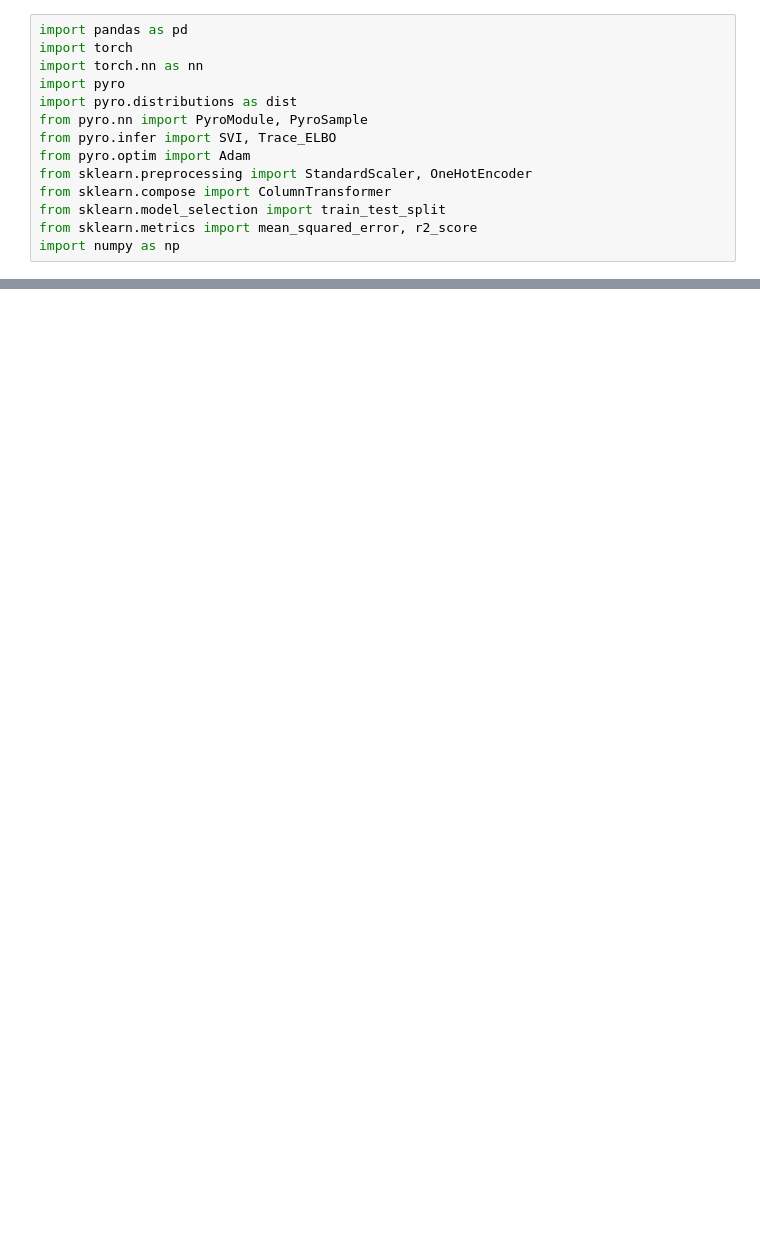
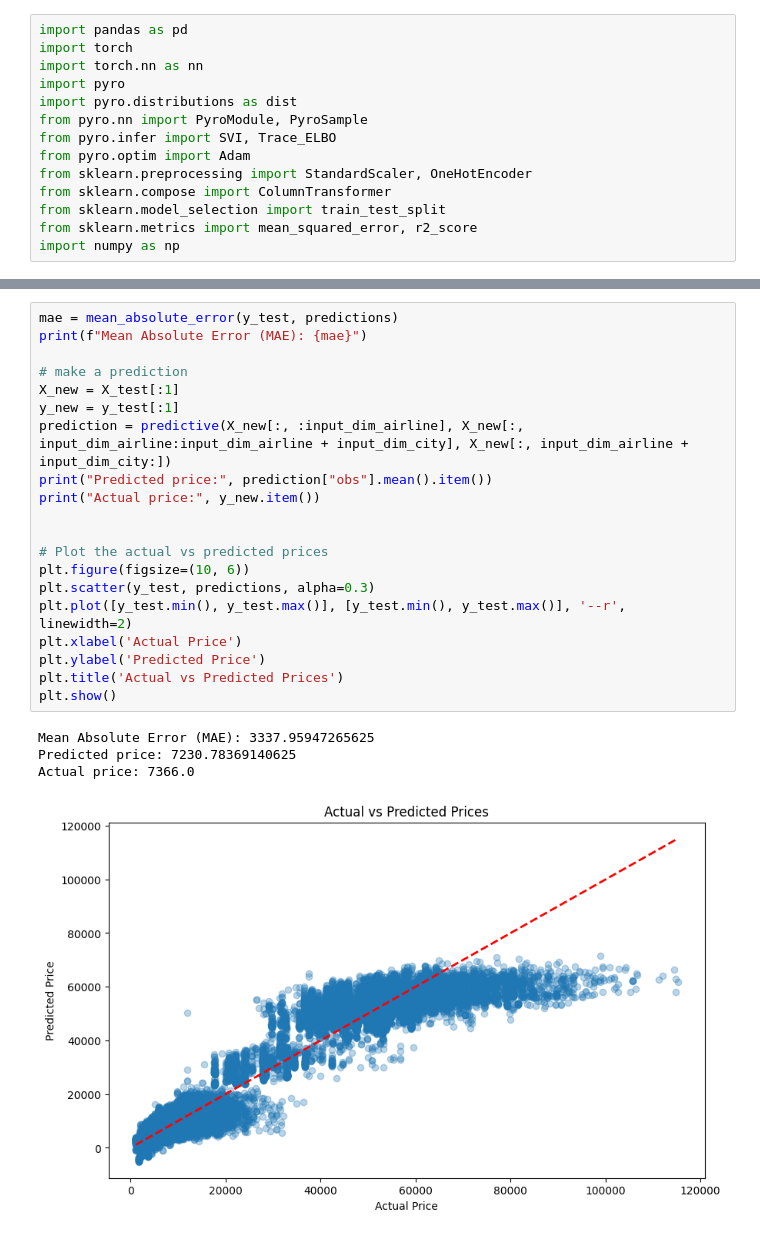
Before and after one commit to chensy618/model-based-machine-learning, a Jupyter notebook: notebook/flight-price-predicition.ipynb, the cells around one changed output, grey strips where cells are left out. Saved outputs shown, nothing was run; the diff lists cells and outputs as text; blank space fills up the shorter version.

Commit message:
add markdowns and prediction, update the notebook

```diff
--- a/notebook/flight-price-predicition.ipynb
+++ b/notebook/flight-price-predicition.ipynb
@@ -1417,0 +1724,25 @@ Iteration: 60 / 100 [ 60%]  (Sampling)
+# %%
+mae = mean_absolute_error(y_test, predictions)
+print(f"Mean Absolute Error (MAE): {mae}")
+
+# make a prediction
+X_new = X_test[:1]
+y_new = y_test[:1]
+prediction = predictive(X_new[:, :input_dim_airline], X_new[:, input_dim_airline:input_dim_airline + input_dim_city], X_new[:, input_dim_airline + input_dim_city:])
+print("Predicted price:", prediction["obs"].mean().item())
+print("Actual price:", y_new.item())
+
+
+# Plot the actual vs predicted prices
+plt.figure(figsize=(10, 6))
+plt.scatter(y_test, predictions, alpha=0.3)
+plt.plot([y_test.min(), y_test.max()], [y_test.min(), y_test.max()], '--r', linewidth=2)
+plt.xlabel('Actual Price')
+plt.ylabel('Predicted Price')
+plt.title('Actual vs Predicted Prices')
+plt.show()
+# %% [output]
+Mean Absolute Error (MAE): 3337.95947265625
+Predicted price: 7230.78369140625
+Actual price: 7366.0
+[figure, added]
```
Also changed, not shown: parts of 33 cells of this notebook.
